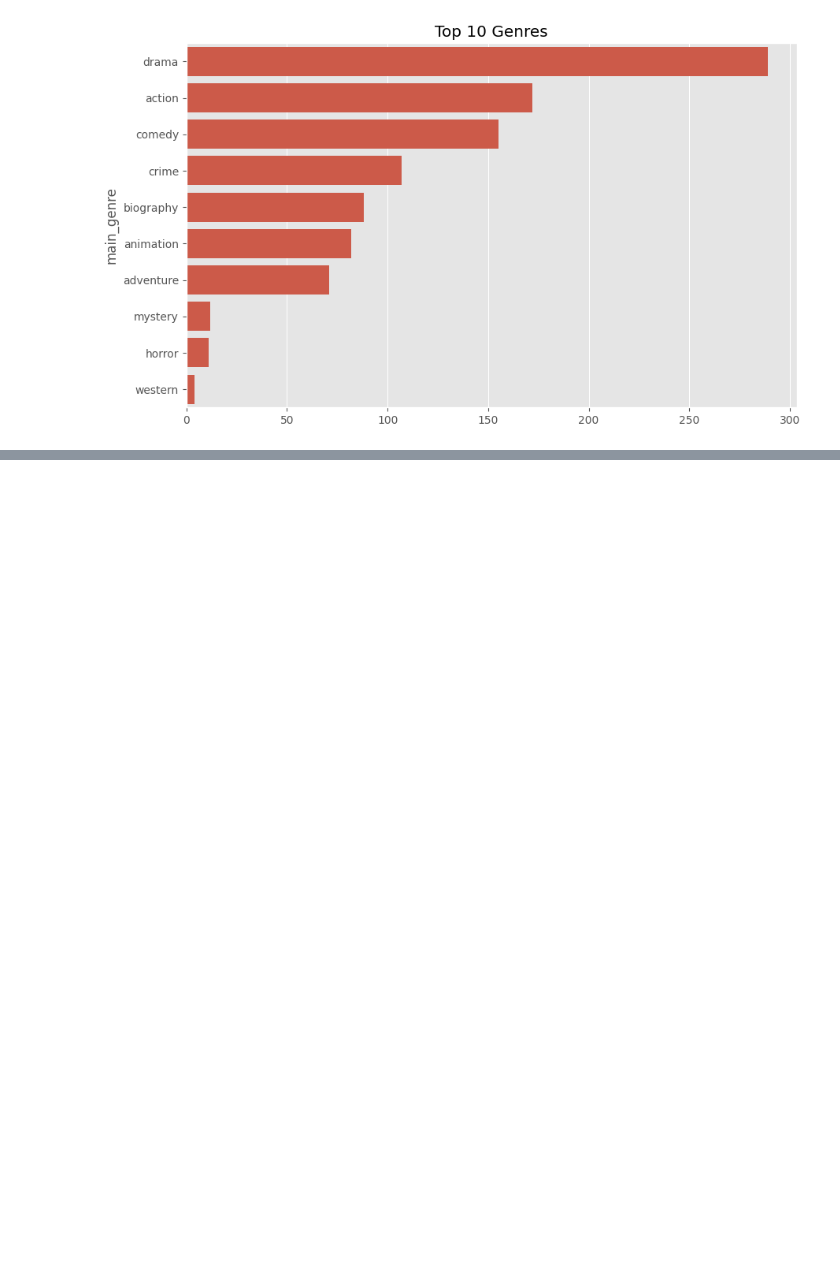
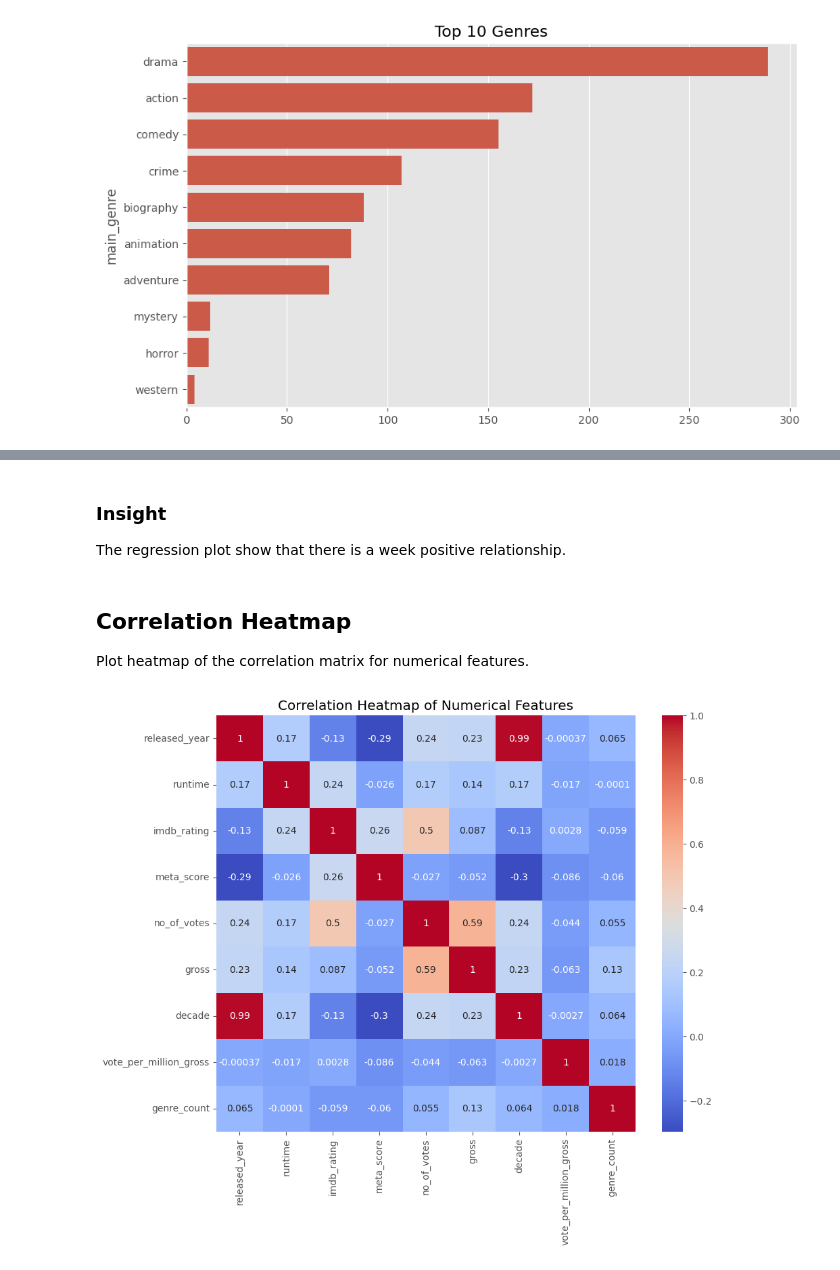
Before and after one commit to MahdiYaqobi/imdb-data-cleaning-project, a Jupyter notebook: notebooks/data-cleaning.ipynb, the cells around one changed output, grey strips where cells are left out. Cells and saved outputs as stored; diff of their text form; code cells hidden in the pictures; blank space fills up the shorter version.

```diff
--- a/notebooks/data-cleaning.ipynb
+++ b/notebooks/data-cleaning.ipynb
@@ -260,0 +312,17 @@ Drama is by far the most common genre, appearing in 289 movies, followed by Acti
+# %% [markdown]
+### Insight
+
+The regression plot show that there is a week positive relationship.
+# %% [markdown]
+## Correlation Heatmap
+
+Plot heatmap of the correlation matrix for numerical features.
+# %%
+# Correlation Heatmap
+plt.figure(figsize=(10,8))
+df_corr = df.corr(numeric_only=True)
+sns.heatmap(df_corr, annot=True, cmap='coolwarm')
+plt.title('Correlation Heatmap of Numerical Features')
+plt.show()
+# %% [output]
+[figure, added]
```
Also changed, not shown: parts of 11 cells of this notebook.
